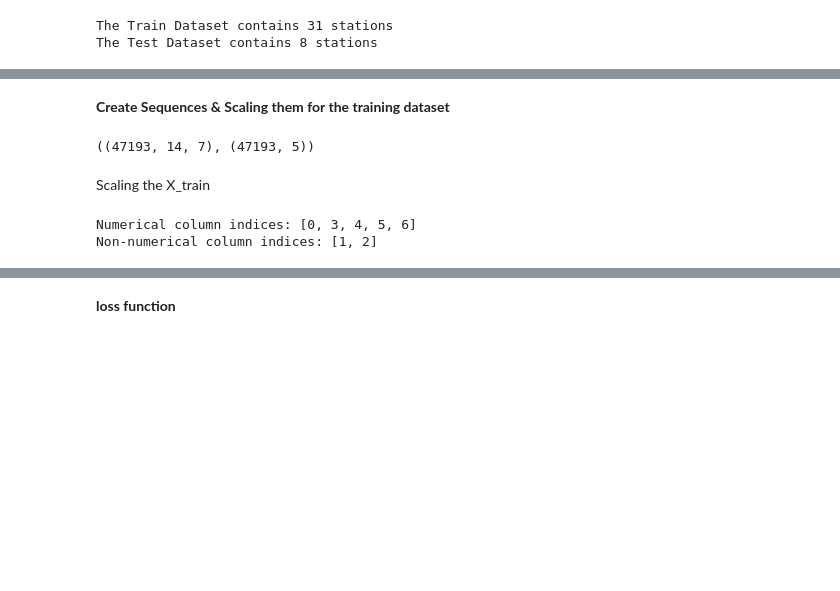
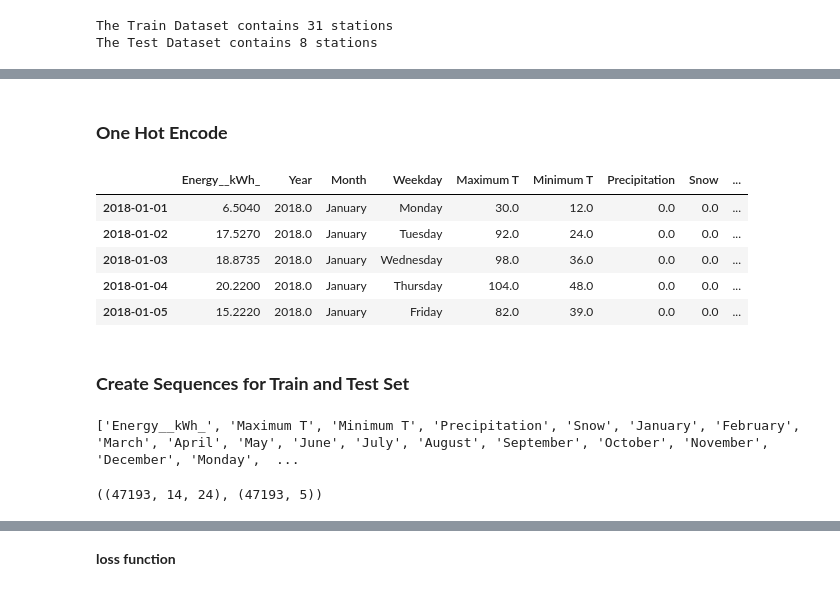
Before and after one commit to NikosKokosis/Energy_Demand_Forecast, a Jupyter notebook: Code/My_Method_perStations/BiGRU.ipynb, the cells around one changed output, grey strips where cells are left out. Saved outputs shown, nothing was run; the diff lists cells and outputs as text; code cells hidden in the pictures; blank space fills up the shorter version.

```diff
--- a/Code/My_Method_perStations/BiGRU.ipynb
+++ b/Code/My_Method_perStations/BiGRU.ipynb
@@ -60,8 +57,52 @@ The Test Dataset contains 8 stations
+# %% [markdown]
+### **One Hot Encode**
+# %%
+# List of all months and weekdays
+months = ['January', 'February', 'March', 'April', 'May', 'June', 'July', 'August', 'September', 'October', 'November', 'December']
+weekdays = ['Monday', 'Tuesday', 'Wednesday', 'Thursday', 'Friday', 'Saturday', 'Sunday']
+
+
+def one_hot_encode(row, months_col, weekdays_col):
+
+    # Set all month and weekday columns to 0
+    row[months_col + weekdays_col] = 0
+
+    # Set values for months
+    for month in months_col:
+        row.loc[row['Month'] == month, month] = 1
+
+    # Set values for weekdays
+    for weekday in weekdays_col:
+        row.loc[row['Weekday'] == weekday, weekday] = 1
+
+    return row
+
+
+stations_train['Transactions'] = stations_train['Transactions'].apply(lambda row: one_hot_encode(row, months, weekdays))
+stations_test['Transactions'] = stations_test['Transactions'].apply(lambda row: one_hot_encode(row, months, weekdays))
+# %%
+stations_train.loc[0,'Transactions'].head()
+# %% [output]
+|  | Energy__kWh_ | Year | Month | Weekday | Maximum T | Minimum T | Precipitation | Snow | ... |
+| 2018-01-01 | 6.5040 | 2018.0 | January | Monday | 30.0 | 12.0 | 0.0 | 0.0 | ... |
+| 2018-01-02 | 17.5270 | 2018.0 | January | Tuesday | 92.0 | 24.0 | 0.0 | 0.0 | ... |
+| 2018-01-03 | 18.8735 | 2018.0 | January | Wednesday | 98.0 | 36.0 | 0.0 | 0.0 | ... |
+| 2018-01-04 | 20.2200 | 2018.0 | January | Thursday | 104.0 | 48.0 | 0.0 | 0.0 | ... |
+| 2018-01-05 | 15.2220 | 2018.0 | January | Friday | 82.0 | 39.0 | 0.0 | 0.0 | ... |
 # %% [markdown]
-**Create Sequences & Scaling them for the training dataset**
+### **Create Sequences for Train and Test Set**
+# %%
+# Assuming 'Transactions' is a DataFrame, use the .columns attribute to get the list of columns
+features = stations_df.loc[0, 'Transactions'].columns.to_list()
+features_to_remove = ['Month', 'Weekday', 'Year', 'Charging_Time_min', 'Remaining_Park_After_Charge_(min)']
+
+# Remove the specified columns
+features = [feature for feature in features if feature not in features_to_remove]
+
+print(features)
+# %% [output]
+['Energy__kWh_', 'Maximum T', 'Minimum T', 'Precipitation', 'Snow', 'January', 'February', 'March', 'April', 'May', 'June', 'July', 'August', 'September', 'October', 'November', 'December', 'Monday',  ...
 # %%
-features = ['Energy__kWh_', 'Month', 'Weekday', 'Maximum T', 'Minimum T', 'Precipitation', 'Snow']
-
 X_train = [] # Array with every mini trajectory input init
 Y_train = [] # 1D Array with the target Energy__kWh_
 T = 14 # Time window
@@ -80,18 +121,4 @@ X_train = np.array(X_train)
 Y_train = np.array(Y_train)
 X_train.shape, Y_train.shape
 # %% [output]
-((47193, 14, 7), (47193, 5))
+((47193, 14, 24), (47193, 5))
-# %% [markdown]
-Scaling the X_train
-# %%
-# Find the indices of numerical columns
-numerical_indices = [i for i in range(X_train.shape[2]) if np.issubdtype(type(X_train[0, 0, i]), np.number)]
-
-# Find the indices of non-numerical columns
-categorical_indices = [i for i in range(X_train.shape[2]) if i not in numerical_indices]
-
-print("Numerical column indices:", numerical_indices)
-print("Non-numerical column indices:", categorical_indices)
-# %% [output]
-Numerical column indices: [0, 3, 4, 5, 6]
-Non-numerical column indices: [1, 2]
```
Also changed, not shown: parts of 60 cells of this notebook.
